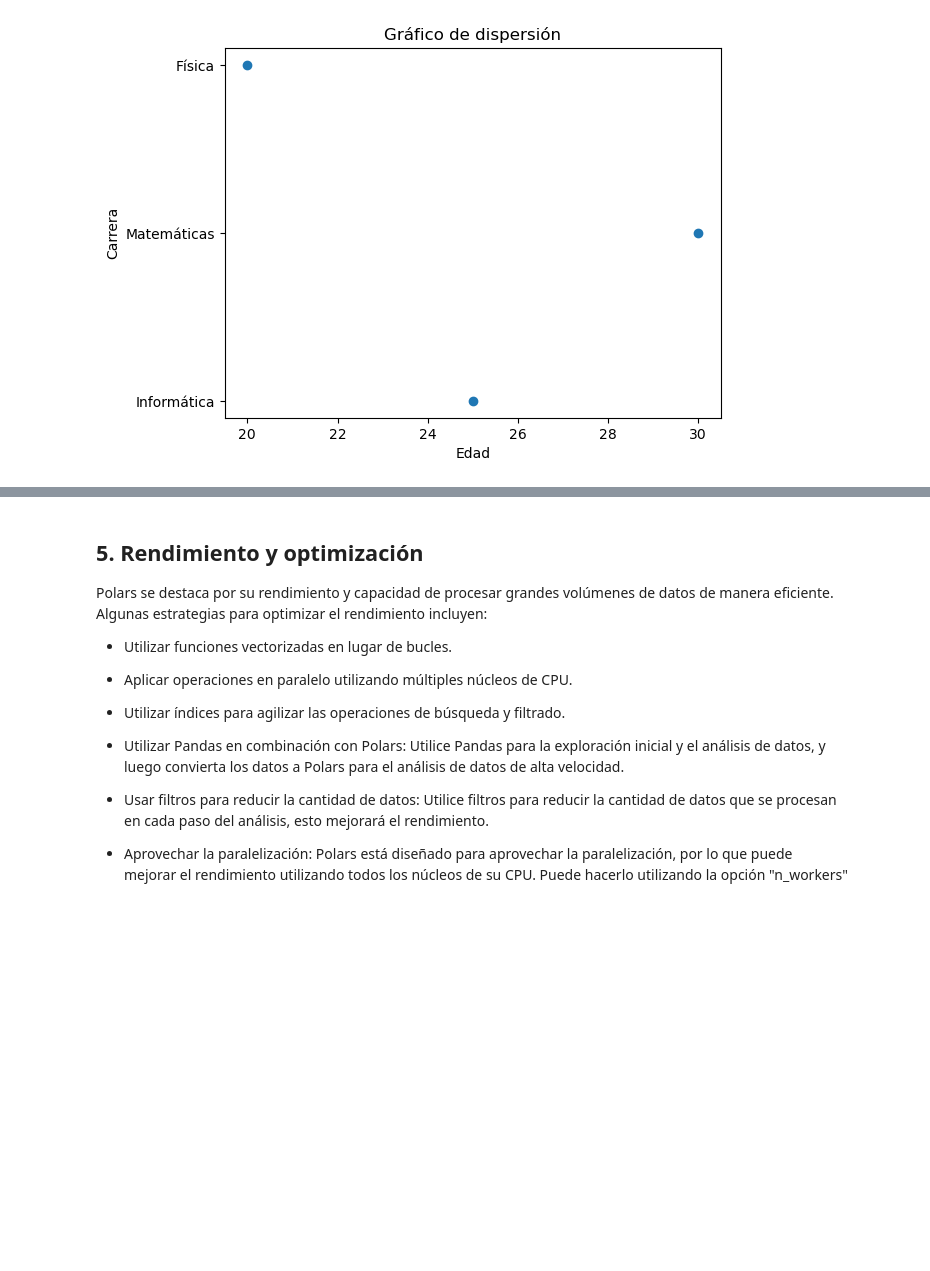
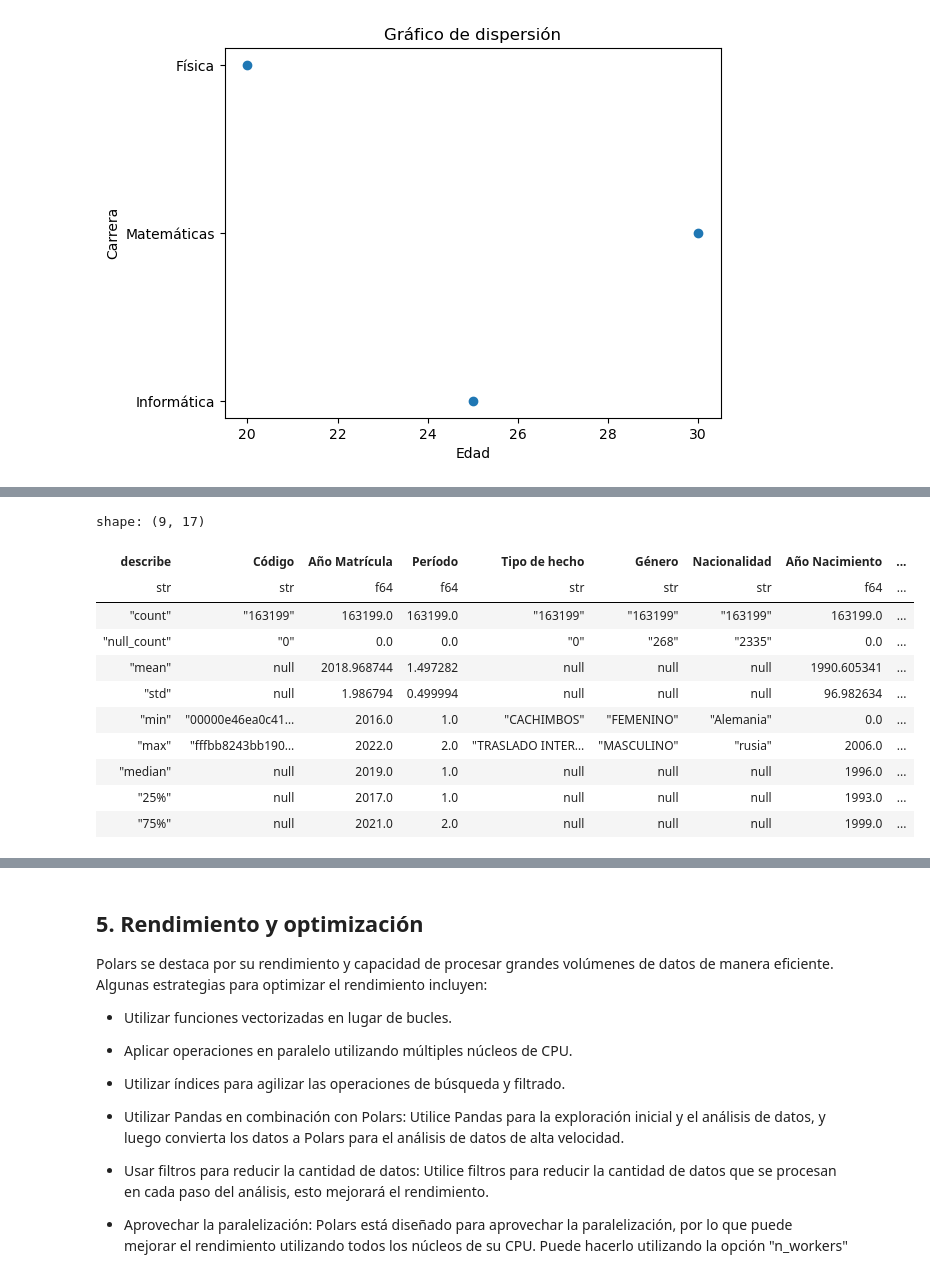
Before and after one commit to Darumaka9633/Polars_JN, a Jupyter notebook: Procesamiento de datos con Polars.ipynb, the cells around one changed output, grey strips where cells are left out. Drawn from its saved outputs; the diff is of its cells as text; code cells hidden in the pictures; blank space fills up the shorter version.

```diff
--- a/Procesamiento de datos con Polars.ipynb
+++ b/Procesamiento de datos con Polars.ipynb
@@ -189,0 +217,16 @@ plt.show()
+# %%
+# Calcular estadísticas descriptivas básicas
+data.describe()
+# %% [output]
+shape: (9, 17)
+| describe | Código | Año Matrícula | Período | Tipo de hecho | Género | Nacionalidad | Año Nacimiento | ... |
+| str | str | f64 | f64 | str | str | str | f64 | ... |
+| "count" | "163199" | 163199.0 | 163199.0 | "163199" | "163199" | "163199" | 163199.0 | ... |
+| "null_count" | "0" | 0.0 | 0.0 | "0" | "268" | "2335" | 0.0 | ... |
+| "mean" | null | 2018.968744 | 1.497282 | null | null | null | 1990.605341 | ... |
+| "std" | null | 1.986794 | 0.499994 | null | null | null | 96.982634 | ... |
+| "min" | "00000e46ea0c41… | 2016.0 | 1.0 | "CACHIMBOS" | "FEMENINO" | "Alemania" | 0.0 | ... |
+| "max" | "fffbb8243bb190… | 2022.0 | 2.0 | "TRASLADO INTER… | "MASCULINO" | "rusia" | 2006.0 | ... |
+| "median" | null | 2019.0 | 1.0 | null | null | null | 1996.0 | ... |
+| "25%" | null | 2017.0 | 1.0 | null | null | null | 1993.0 | ... |
+| "75%" | null | 2021.0 | 2.0 | null | null | null | 1999.0 | ... |
```
Also changed, not shown: parts of 3 cells of this notebook, 2 other files.
